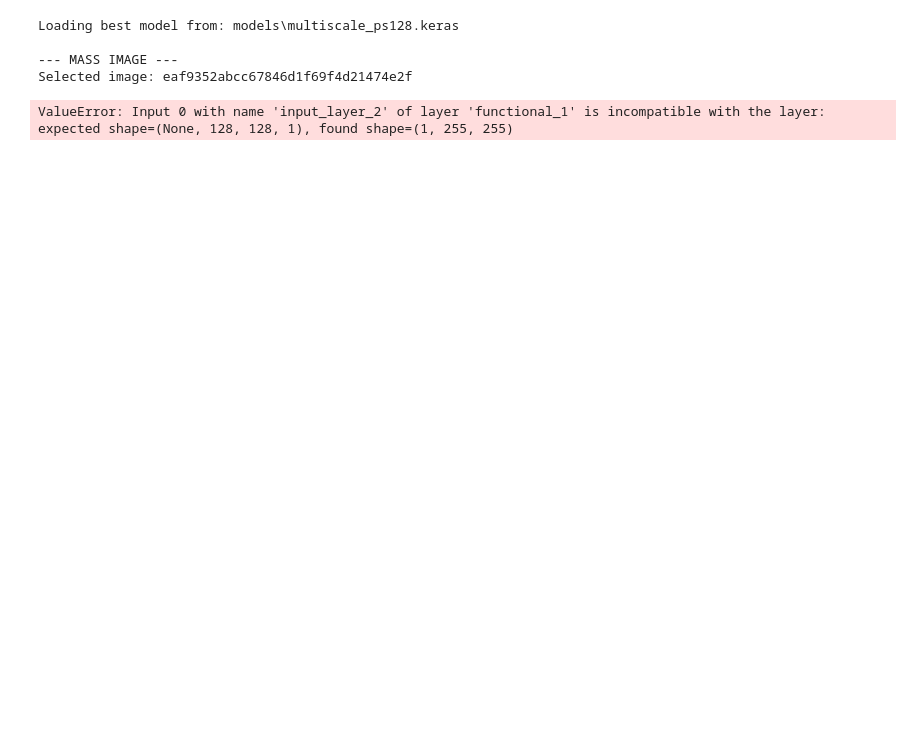
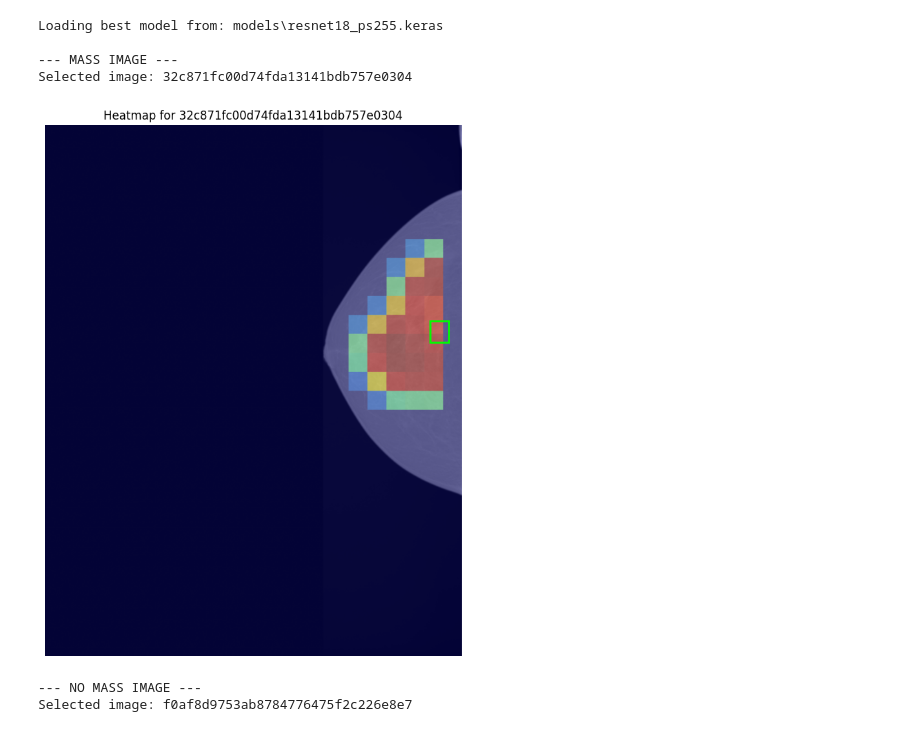
Before and after one commit to SaraStavang/DAT255-V26-, a Jupyter notebook: Train.ipynb, the cells around one changed output. Cells and saved outputs as stored; diff of their text form; code cells hidden in the pictures; blank space fills up the shorter version.

```diff
--- a/Train.ipynb
+++ b/Train.ipynb
@@ -22,20 +22,17 @@ from utils import *
 # CONFIG
 # -------------------
 DATA_ROOT = "processed_data"
-Multi_scale_patch = True
+Multi_scale_patch = False
 IMAGE_FOLDER = os.path.join(DATA_ROOT, "images")
 LABELS_FILE = os.path.join(DATA_ROOT, "labels.csv")
-
 MODEL_DIR = "models"
-os.makedirs(MODEL_DIR, exist_ok=True)
-
 
 CONFIG = {
     "img_size": (255, 255, 1),
-    "batch_size": 32,
-    "epochs": 30,
+    "batch_size": 8,
+    "epochs": 20,
     "learning_rate": 1e-5,
-    "model_name": "multiscale",   # 👈 change this to switch model
+    "model_name": "resnet18",   # 👈 change this to switch model
 }
 # %%
 list_models()
@@ -257,7 +236,7 @@ Load_from_ZIP = True
 zip_path = "data/vindr-mammo-a-large-scale-benchmark-dataset-for-computer-aided-detection-and-diagnosis-in-full-field-digital-mammography-1.0.0.zip"
 image_folder = "data/train_images/"
 patch_size = (255, 255)
-stride = 64
+stride = 128
 
 # -------------------
 # LOAD CSV (must exist already)
@@ -385,33 +364,35 @@ def get_random_no_mass_image_id(df):
 
     for image_id, group in grouped:
         # no valid bounding boxes = no findings
         if group['xmin'].isna().all():
             no_mass_ids.append(image_id)
 
     if len(no_mass_ids) == 0:
         print("No pure 'No Finding' images found")
         return None
 
     return np.random.choice(no_mass_ids)
 # -------------------
 # RUN
 # -------------------
 
 mass_id = get_random_mass_image_id(df)
 no_mass_id = get_random_no_mass_image_id(df)
 
 if mass_id is not None:
     print("\n--- MASS IMAGE ---")
     print("Selected image:", mass_id)
     show_heatmap(model, mass_id)
 
 if no_mass_id is not None:
     print("\n--- NO MASS IMAGE ---")
     print("Selected image:", no_mass_id)
     show_heatmap(model, no_mass_id)
 # %% [output]
-Loading best model from: models\multiscale_ps128.keras
+Loading best model from: models\resnet18_ps255.keras
 
 --- MASS IMAGE ---
-Selected image: eaf9352abcc67846d1f69f4d21474e2f
+Selected image: 32c871fc00d74fda13141bdb757e0304
+[figure, added]
-ValueError: Input 0 with name 'input_layer_2' of layer 'functional_1' is incompatible with the layer: expected shape=(None, 128, 128, 1), found shape=(1, 255, 255)
+--- NO MASS IMAGE ---
+Selected image: f0af8d9753ab8784776475f2c226e8e7
```
Also changed, not shown: parts of 4 cells of this notebook, 4 other files.
